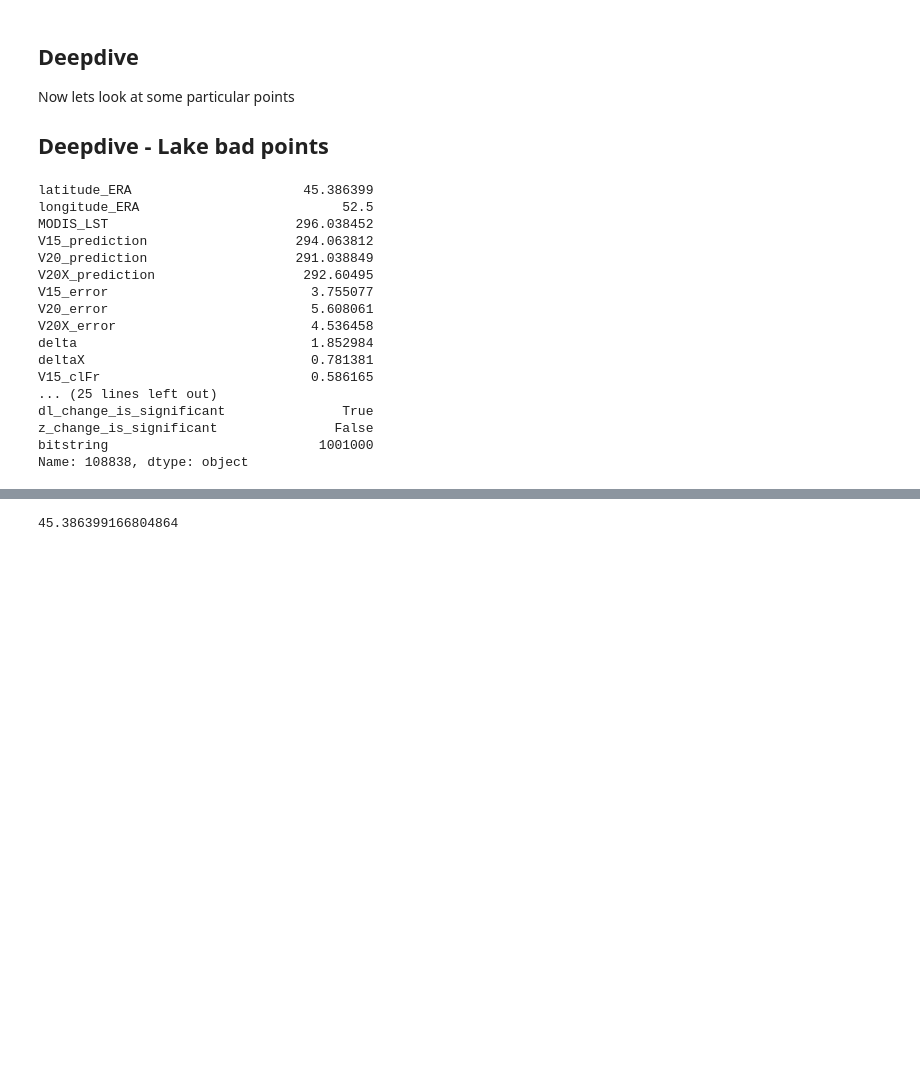
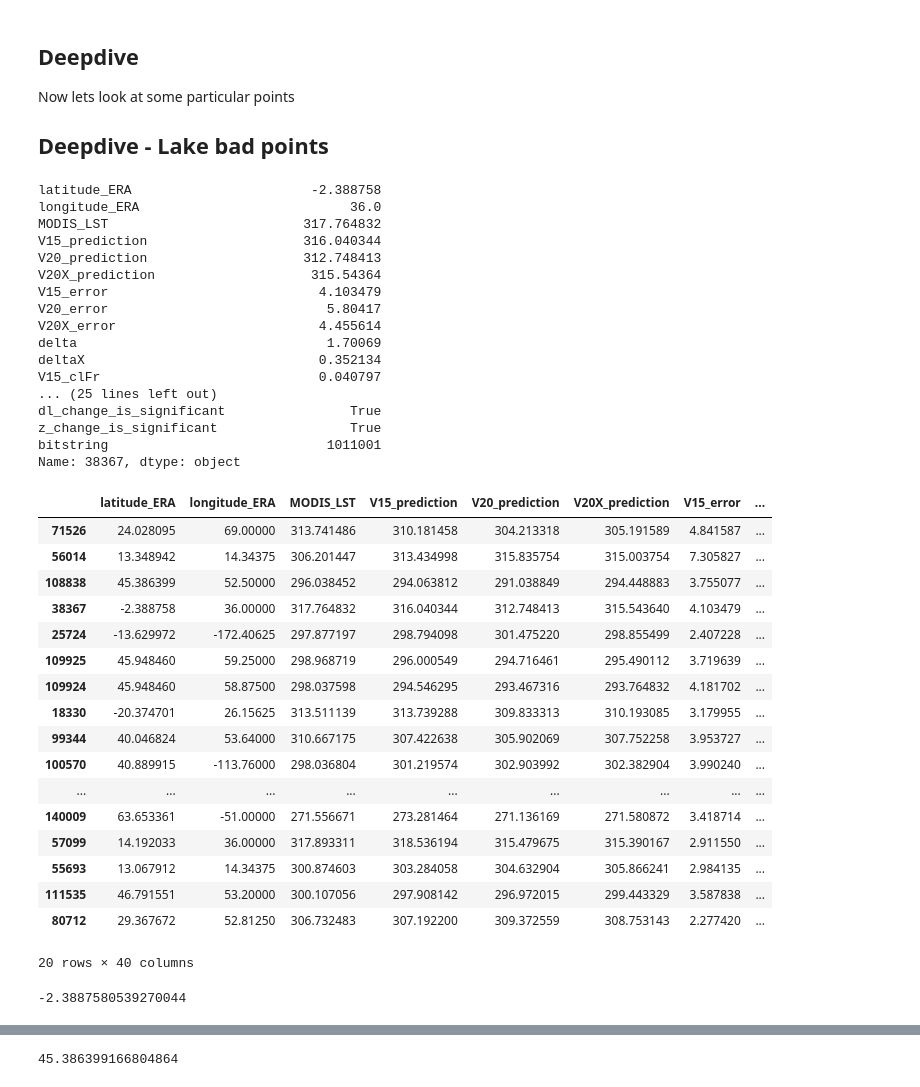
Before and after one commit to tomkimpson/ML4L, a Jupyter notebook: notebooks/lakes_manuscript/new_categorisation/05.V20_vs_V15.ipynb, the cells around one changed output, grey strips where cells are left out. Saved outputs shown, nothing was run; the diff lists cells and outputs as text; code cells hidden in the pictures; blank space fills up the shorter version.

```diff
--- a/notebooks/lakes_manuscript/new_categorisation/05.V20_vs_V15.ipynb
+++ b/notebooks/lakes_manuscript/new_categorisation/05.V20_vs_V15.ipynb
@@ -234,23 +234,44 @@ Now lets look at some particular points
 # 4 = Samoa - very weird this one. Why would it get worse?!
 # 5 = Aral Sea
 
-n=2
+n=3
 display(df_lake.sort_values(by=['delta'],ascending=False).iloc[n]) #[['latitude_ERA','longitude_ERA','delta']])
 # %% [output]
-latitude_ERA                      45.386399
-longitude_ERA                          52.5
-MODIS_LST                        296.038452
-V15_prediction                   294.063812
-V20_prediction                   291.038849
-V20X_prediction                   292.60495
-V15_error                          3.755077
-V20_error                          5.608061
-V20X_error                         4.536458
-delta                              1.852984
-deltaX                             0.781381
-V15_clFr                           0.586165
+latitude_ERA                       -2.388758
+longitude_ERA                           36.0
+MODIS_LST                         317.764832
+V15_prediction                    316.040344
+V20_prediction                    312.748413
+V20X_prediction                    315.54364
+V15_error                           4.103479
+V20_error                            5.80417
+V20X_error                          4.455614
+delta                                1.70069
+deltaX                              0.352134
+V15_clFr                            0.040797
 ... (25 lines left out)
-dl_change_is_significant               True
-z_change_is_significant               False
-bitstring                           1001000
-Name: 108838, dtype: object
+dl_change_is_significant                True
+z_change_is_significant                 True
+bitstring                            1011001
+Name: 38367, dtype: object
+# %%
+display(df_lake.sort_values(by=['delta'],ascending=False).head(20)) #[['latitude_ERA','longitude_ERA','delta']])
+# %% [output]
+|  | latitude_ERA | longitude_ERA | MODIS_LST | V15_prediction | V20_prediction | V20X_prediction | V15_error | ... |
+| 71526 | 24.028095 | 69.00000 | 313.741486 | 310.181458 | 304.213318 | 305.191589 | 4.841587 | ... |
+| 56014 | 13.348942 | 14.34375 | 306.201447 | 313.434998 | 315.835754 | 315.003754 | 7.305827 | ... |
+| 108838 | 45.386399 | 52.50000 | 296.038452 | 294.063812 | 291.038849 | 294.448883 | 3.755077 | ... |
+| 38367 | -2.388758 | 36.00000 | 317.764832 | 316.040344 | 312.748413 | 315.543640 | 4.103479 | ... |
+| 25724 | -13.629972 | -172.40625 | 297.877197 | 298.794098 | 301.475220 | 298.855499 | 2.407228 | ... |
+| 109925 | 45.948460 | 59.25000 | 298.968719 | 296.000549 | 294.716461 | 295.490112 | 3.719639 | ... |
+| 109924 | 45.948460 | 58.87500 | 298.037598 | 294.546295 | 293.467316 | 293.764832 | 4.181702 | ... |
+| 18330 | -20.374701 | 26.15625 | 313.511139 | 313.739288 | 309.833313 | 310.193085 | 3.179955 | ... |
+| 99344 | 40.046824 | 53.64000 | 310.667175 | 307.422638 | 305.902069 | 307.752258 | 3.953727 | ... |
+| 100570 | 40.889915 | -113.76000 | 298.036804 | 301.219574 | 302.903992 | 302.382904 | 3.990240 | ... |
+| ... | ... | ... | ... | ... | ... | ... | ... | ... |
+| 140009 | 63.653361 | -51.00000 | 271.556671 | 273.281464 | 271.136169 | 271.580872 | 3.418714 | ... |
+| 57099 | 14.192033 | 36.00000 | 317.893311 | 318.536194 | 315.479675 | 315.390167 | 2.911550 | ... |
+| 55693 | 13.067912 | 14.34375 | 300.874603 | 303.284058 | 304.632904 | 305.866241 | 2.984135 | ... |
+| 111535 | 46.791551 | 53.20000 | 300.107056 | 297.908142 | 296.972015 | 299.443329 | 3.587838 | ... |
+| 80712 | 29.367672 | 52.81250 | 306.732483 | 307.192200 | 309.372559 | 308.753143 | 2.277420 | ... |
+20 rows × 40 columns
@@ -256,0 +280,4 @@ Name: 108838, dtype: object
+# %%
+latitude
+# %% [output]
+-2.3887580539270044
```
Also changed, not shown: parts of 6 cells of this notebook, 8 other files.
